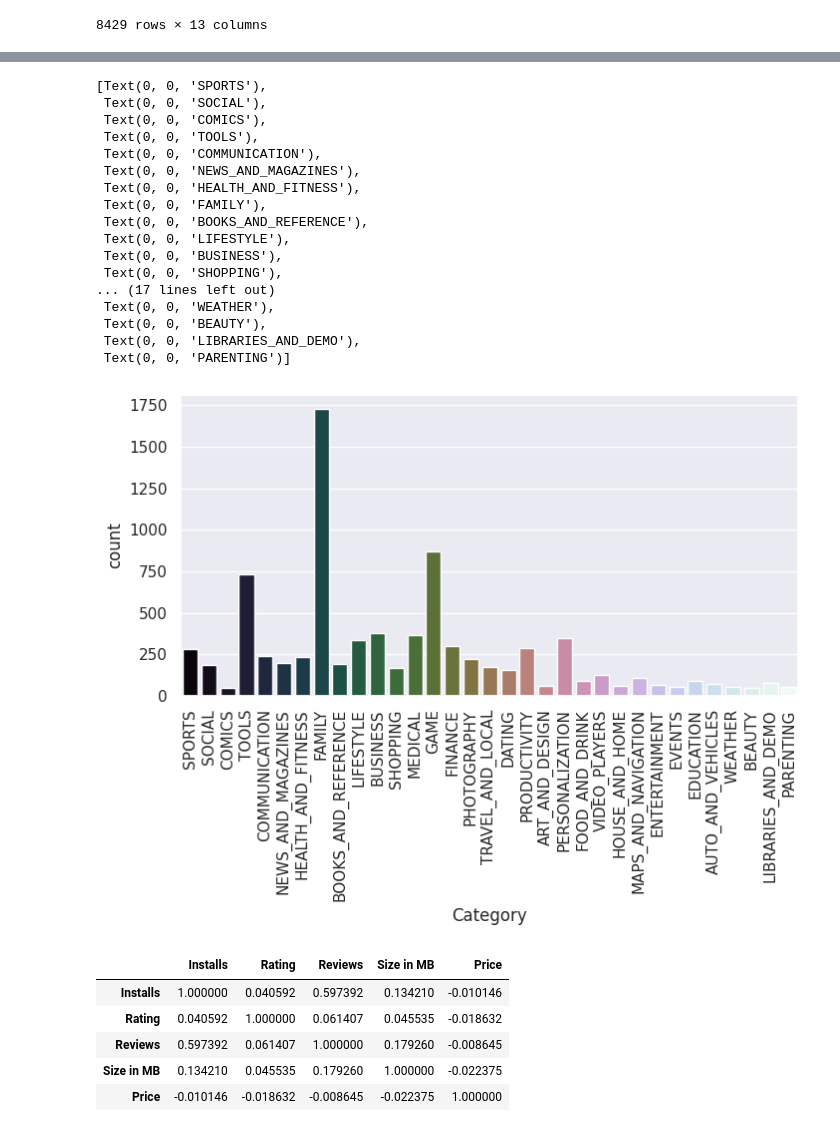
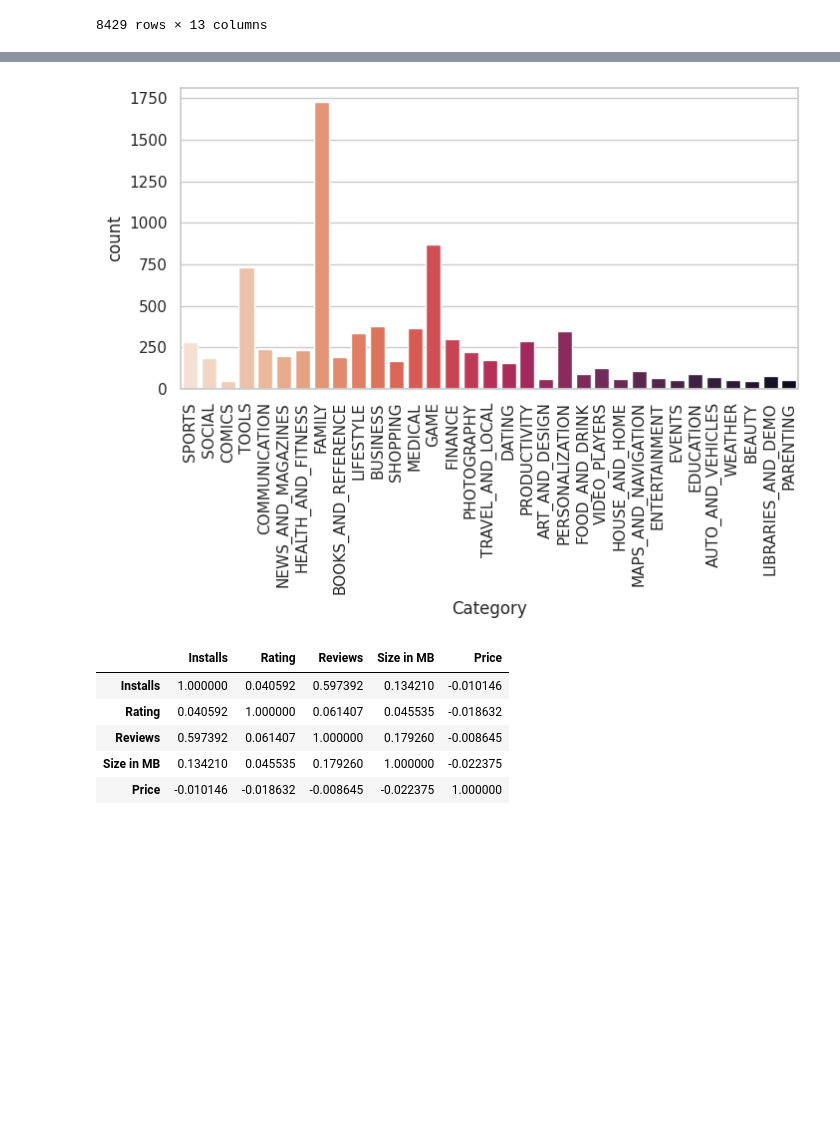
Before and after one commit to Mahima2208/EDA_PlayStore_Apps_Analysis, a Jupyter notebook: MAHIMA_PHALKEY_Play_Store_App_Review_Analysis_Capstone_Project.ipynb, the cells around one changed output, grey strips where cells are left out. Saved outputs shown, nothing was run; the diff lists cells and outputs as text; code cells hidden in the pictures; blank space fills up the shorter version.

```diff
--- a/MAHIMA_PHALKEY_Play_Store_App_Review_Analysis_Capstone_Project.ipynb
+++ b/MAHIMA_PHALKEY_Play_Store_App_Review_Analysis_Capstone_Project.ipynb
@@ -682,7 +682,9 @@ play_store_df_1
 | 8428 | 🔥 Football Wallpapers 4K | Full H... | 1000000 | ENTERTAINMENT | 4.7 | 11661 | 4.0 | Free | 0.00 | Everyone | Entertainment | ... |
 8429 rows × 13 columns
 # %%
-sns.set(rc={"figure.figsize": (8, 4)}); np.random.seed(0)
-sns.distplot(play_store_df_1['Rating'],color='g')
+sns.set(rc={"figure.figsize": (8, 4)})
+sns.set_style("whitegrid")
+rating_dist=sns.distplot(play_store_df_1['Rating'],color='b')
+rating_dist.grid(False)
 plt.show()
 # %% [output]
@@ -705,25 +708,9 @@ plt.show()
 # %%
-category_count=sns.countplot(x="Category",data=play_store_df_1,palette="cubehelix")
+category_count=sns.countplot(x="Category",data=play_store_df_1,palette="rocket_r")
 category_count.set_xticklabels(category_count.get_xticklabels(), rotation=90)
+sns.set_style("whitegrid")
 # %% [output]
-[Text(0, 0, 'SPORTS'),
- Text(0, 0, 'SOCIAL'),
- Text(0, 0, 'COMICS'),
- Text(0, 0, 'TOOLS'),
- Text(0, 0, 'COMMUNICATION'),
- Text(0, 0, 'NEWS_AND_MAGAZINES'),
- Text(0, 0, 'HEALTH_AND_FITNESS'),
- Text(0, 0, 'FAMILY'),
- Text(0, 0, 'BOOKS_AND_REFERENCE'),
- Text(0, 0, 'LIFESTYLE'),
- Text(0, 0, 'BUSINESS'),
- Text(0, 0, 'SHOPPING'),
-... (17 lines left out)
- Text(0, 0, 'WEATHER'),
- Text(0, 0, 'BEAUTY'),
- Text(0, 0, 'LIBRARIES_AND_DEMO'),
- Text(0, 0, 'PARENTING')]
-[figure, old version]
+[figure, new version]
 # %%
 corr=play_store_df_1.corr()
 corr
```
Also changed, not shown: parts of 6 cells of this notebook.
